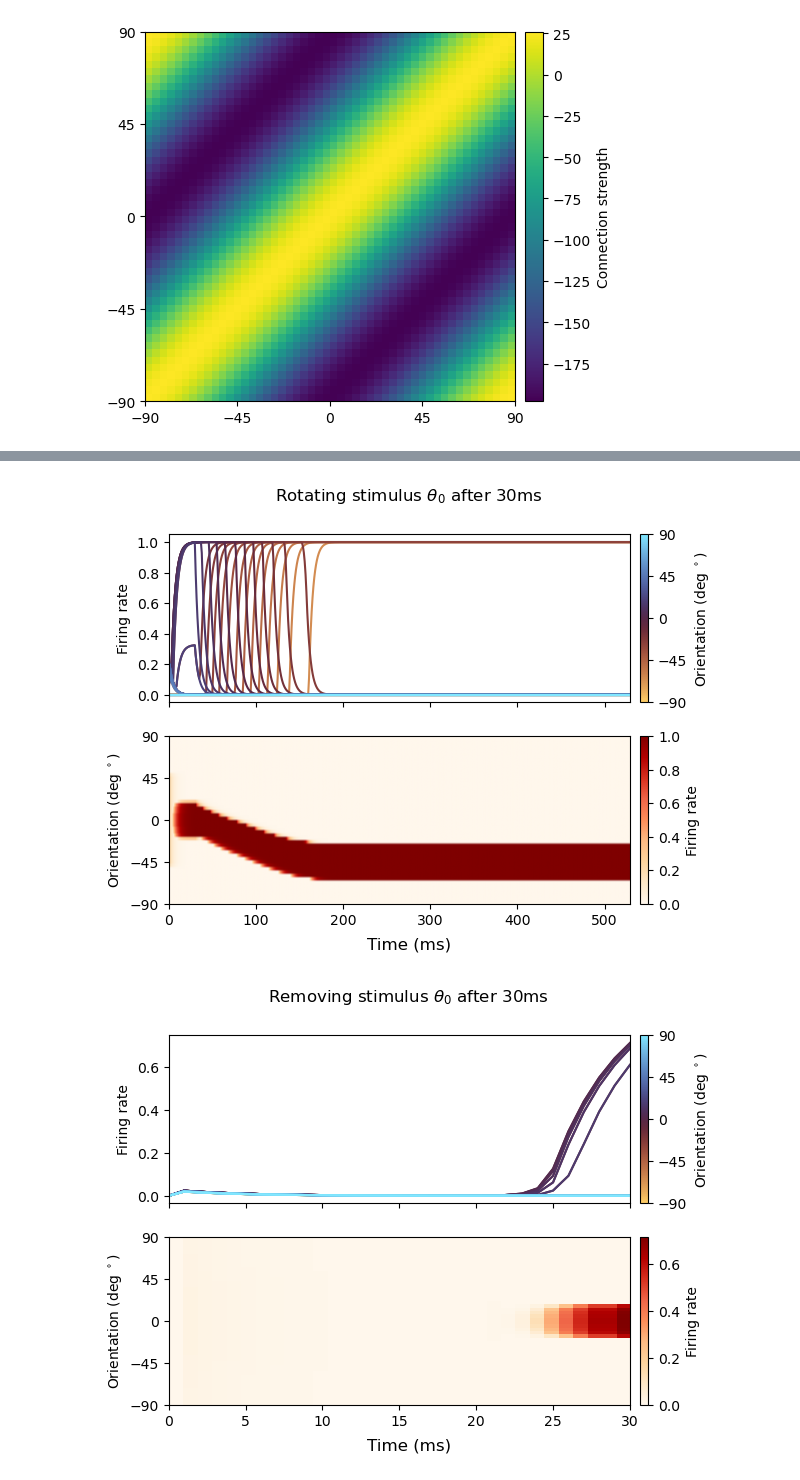
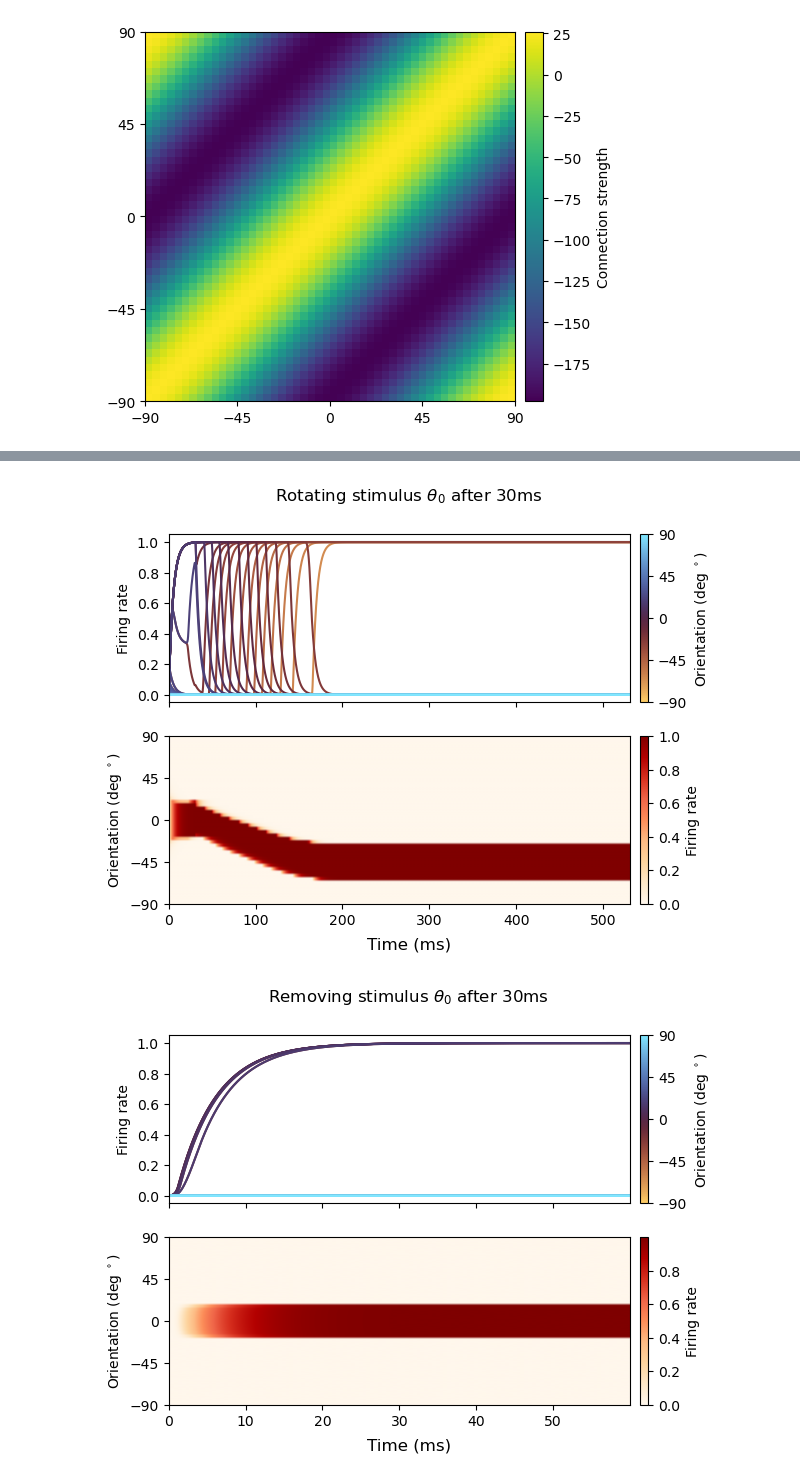
Before and after one commit to NemoInfo/NeuroModelSandbox, a Jupyter notebook: firing_rate/rate.ipynb, the cells around one changed output, grey strips where cells are left out. Saved outputs shown, nothing was run; the diff lists cells and outputs as text; code cells hidden in the pictures.

```diff
--- a/firing_rate/rate.ipynb
+++ b/firing_rate/rate.ipynb
@@ -194,8 +204,8 @@ def part_4_1():
     N = 50
     theta = np.linspace(-np.pi/2, np.pi/2, N)
     m0 = np.zeros_like(theta)
-    t1, m1 = euler_sim_2(m0, theta, 0, 30, 100, 0.8)
-    t2, m2 = euler_sim_2(m1[-1], theta, 2*np.pi/3, 500, 100, 0.8)
+    t1, m1 = euler_sim_2(m0, theta, 0, 3000, 100, 0.8, dt=0.01)
+    t2, m2 = euler_sim_2(m1[-1], theta, 2*np.pi/3, 50000, 100, 0.8, dt=0.01)
     m = np.append(m1, m2, axis=0)
     ts = np.append(t1, t2 + t1[-1]+1, axis=0)
 
@@ -203,19 +213,19 @@ def part_4_1():
 
 part_4_1()
 # %% [output]
-[figure, old version]
+[figure, new version]
 # %%
 def part_4_2():
     N = 50
     theta = np.linspace(-np.pi/2, np.pi/2, N)
     m0 = np.zeros_like(theta)
-    t1, m1 = euler_sim_2(m0, theta, 0, 30, 1.2, 0.1)
-    t2, m2 = euler_sim_2(m1[-1], theta, 0, 2, 30, 0.1, stim=False)
+    t1, m1 = euler_sim_2(m0, theta, 0, 3000, 1.2, 0.1, dt=0.01)
+    t2, m2 = euler_sim_2(m1[-1], theta, 0, 3000, 1.2, 0.1, stim=False, dt=0.01)
     m = np.append(m1, m2, axis=0)
     ts = np.append(t1, t2 + t1[-1], axis=0)
 
     plot_m_line_image(ts, m, theta, title=r"Removing stimulus $\theta_0$ after 30ms")
 
 part_4_2()
 # %% [output]
-[figure, old version]
+[figure, new version]
```
Also changed, not shown: parts of 6 cells of this notebook, 1 other file.
